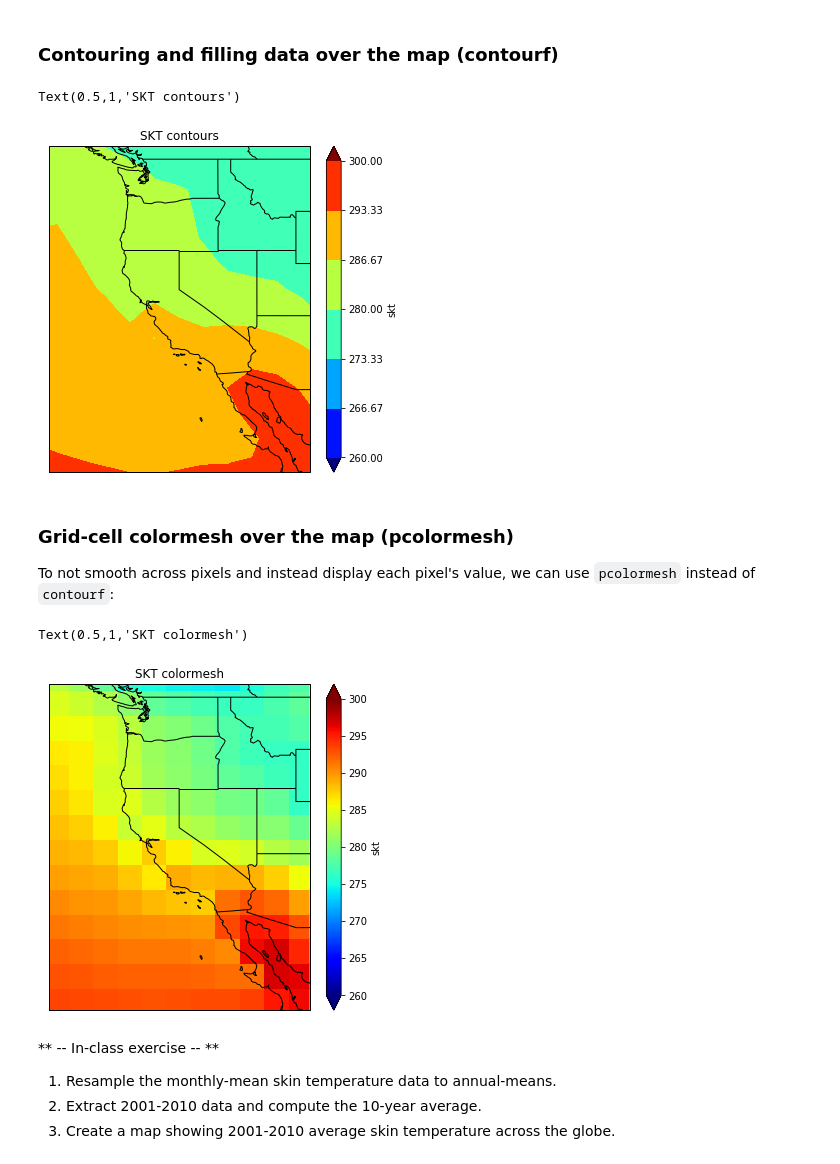
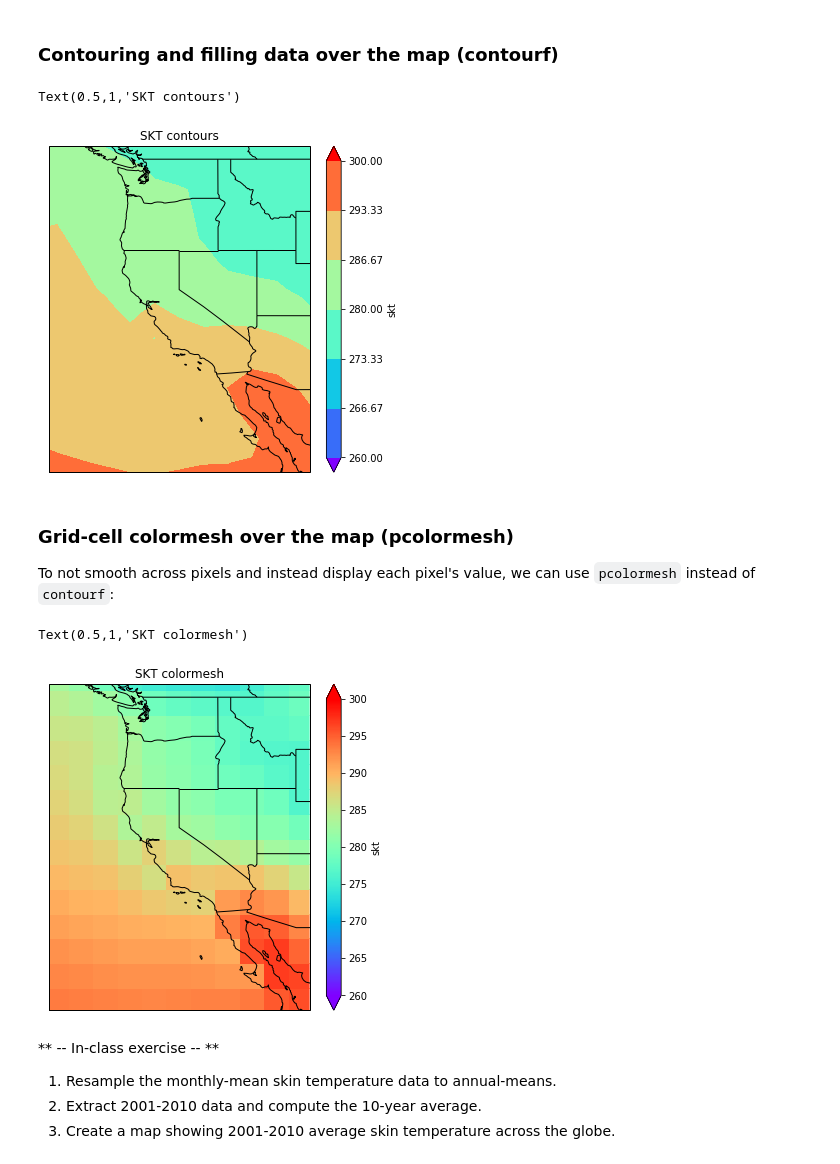
Before and after one commit to neil-berg/AOS51, a Jupyter notebook: AOS51_Fall_2018_#4_KEY.ipynb, the cells around one changed output. Cells and saved outputs as stored; diff of their text form; code cells hidden in the pictures.

```diff
--- a/AOS51_Fall_2018_#4_KEY.ipynb
+++ b/AOS51_Fall_2018_#4_KEY.ipynb
@@ -84,12 +81,11 @@ With a 2D dataset now (lat x lon), we can make a map!
 ### Contouring and filling data over the map (contourf)
 # %%
 fig = plt.figure(figsize=(6,6))
-ax = fig.add_subplot(1,1,1)
-ax = plt.axes(projection=ccrs.PlateCarree())
+ax = fig.add_subplot(1,1,1, projection=ccrs.PlateCarree())
 
 # Contour and fill average skin temperature
 # vmin and vmax set the min/max values on the colorbar
-skt_avg.plot.contourf(ax=ax, transform=ccrs.PlateCarree(), cmap='jet', vmin=260, vmax=300)
+skt_avg.plot.contourf(ax=ax, transform=ccrs.PlateCarree(), cmap='rainbow', vmin=260, vmax=300)
 
 # zoom in over the Western US by setting(x0, x1, y0, y1) of the map in the given coordinate system.
 ax.set_extent([230,250,25,50])
@@ -101,27 +97,26 @@ ax.add_feature(cfeature.BORDERS)
 ax.set_title('SKT contours')
 # %% [output]
 Text(0.5,1,'SKT contours')
-[figure, old version]
+[figure, new version]
 # %% [markdown]
 ### Grid-cell colormesh over the map (pcolormesh)
 
 To not smooth across pixels and instead display each pixel's value, we can use `pcolormesh` instead of `contourf`:
 # %%
 fig = plt.figure(figsize=(6,6))
-ax = fig.add_subplot(1,1,1)
-ax = plt.axes(projection=ccrs.PlateCarree())
+ax = fig.add_subplot(1,1,1, projection=ccrs.PlateCarree())
 
 # Pixelated map using pcolormesh instead of contourf
-skt_avg.plot.pcolormesh(ax=ax, transform=ccrs.PlateCarree(), cmap='jet', vmin=260, vmax=300)
+skt_avg.plot.pcolormesh(ax=ax, transform=ccrs.PlateCarree(), cmap='rainbow', vmin=260, vmax=300)
 
 ax.set_extent([230,250,25,50])
 ax.coastlines('50m')
 ax.add_feature(states_provinces, edgecolor='black')
 ax.add_feature(cfeature.BORDERS)
 ax.set_title('SKT colormesh')
 # %% [output]
 Text(0.5,1,'SKT colormesh')
-[figure, old version]
+[figure, new version]
 # %% [markdown]
 ** -- In-class exercise -- **
 
```
Also changed, not shown: parts of 5 cells of this notebook.
